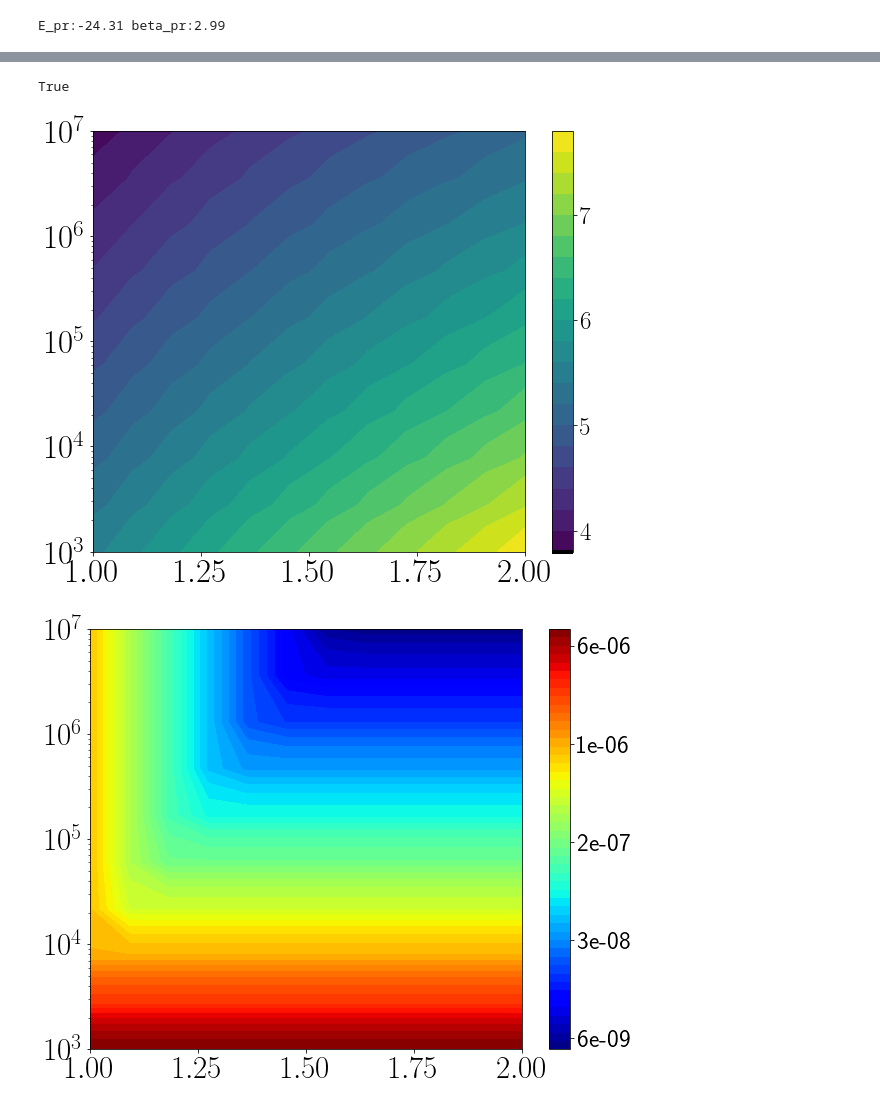
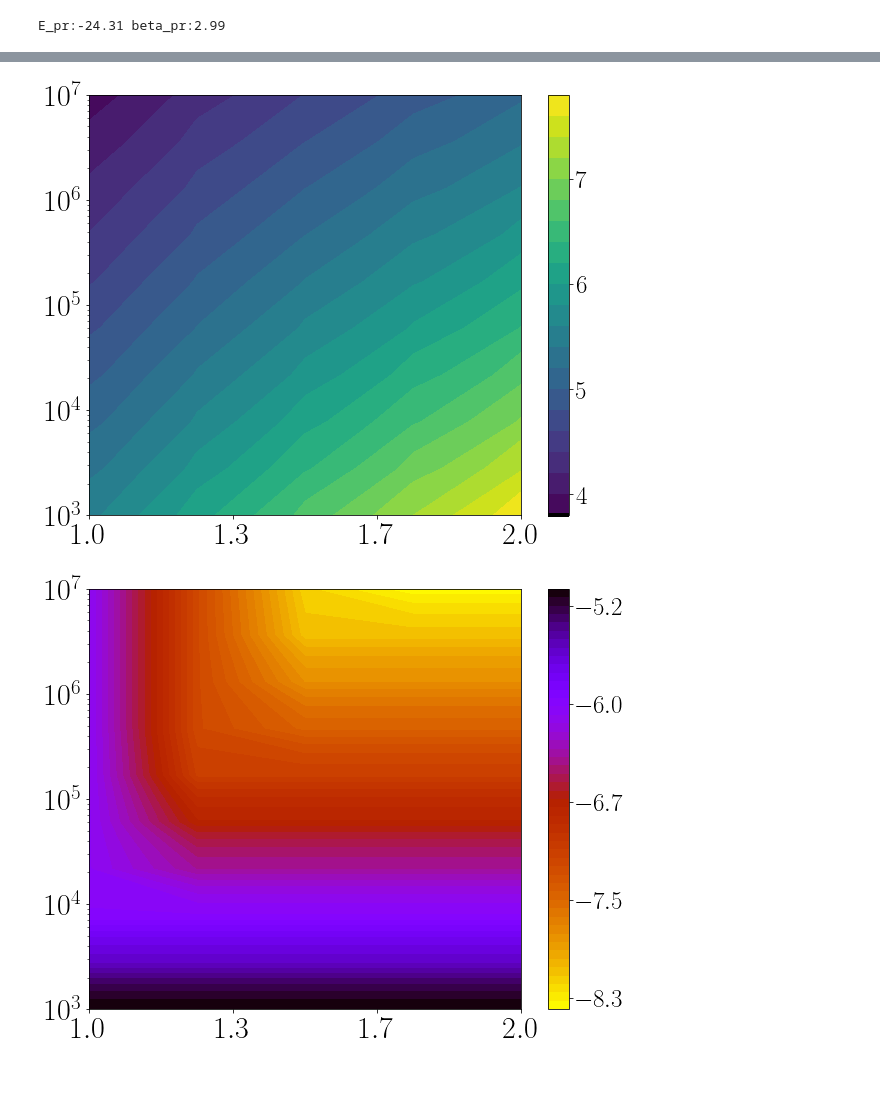
Before and after one commit to rmorantovar/Immune_System, a Jupyter notebook: Jupyter_Notebooks/7_Recognition.ipynb, the cells around one changed output, grey strips where cells are left out. Drawn from its saved outputs; the diff is of its cells as text; code cells hidden in the pictures; blank space fills up the shorter version.

```diff
--- a/Jupyter_Notebooks/7_Recognition.ipynb
+++ b/Jupyter_Notebooks/7_Recognition.ipynb
@@ -94,7 +94,7 @@ time_bins = time[::5]
 lambda_A = 6 #days^-1
 k_pr = .1 # hour^-1
 k_pr = k_pr*24 #days^-1
-qs = np.linspace(1, 2, 6)
+qs = np.linspace(1, 2, 5)
 lambda_B = 1*lambda_A
 k_on = 1e6*24*3600; #(M*days)^-1
 N_c = 1e4
@@ -116,7 +116,7 @@ PWM_data = M2[:,antigen_seq]
 for i in np.arange(L):
     PWM_data[:,i]-=np.min(PWM_data[:,i], axis=0)
 
-Es, dE, Q0, lambdas = calculate_Q0(0.01, 50, PWM_data, E_ms, L)
+Es, dE, Q0, lambdas = calculate_Q0(0.01, 50, 200000, PWM_data, E_ms, L)
 S = np.cumsum(lambdas[:-1]*dE)
 Omega = np.sum(np.exp(S)*dE)
 Ks = np.exp(Es[:-1])
@@ -164,17 +164,26 @@ for i_N_r, N_r in enumerate(N_rs):
         t_act_theory = time[m_bar>1][0]
 
         u_on_act, p_a, R_f, QR_act = calculate_QR(Q0, k_on, k_pr, np.exp(lambda_A*t_act_theory)/N_A, Es, q, lambda_A, N_c, dE)
-        D_KL_act = np.sum(dE*(QR_act/np.sum(QR_act*dE))*(np.log2((QR_act/np.sum(QR_act*dE)))-np.log2(Q0)))
+        dE_temp = dE[QR_act!=0]
+        Q0_temp = Q0[QR_act!=0]
+        Ks_temp = Ks[QR_act!=0]
+        QR_act = QR_act[QR_act!=0]
+
+        D_KL_act = np.sum(dE_temp*(QR_act/np.sum(QR_act*dE_temp))*(np.log2((QR_act/np.sum(QR_act*dE_temp)))-np.log2(Q0_temp)))
 
         times_act[i_N_r, i_q] = t_act_theory
         Ds_KL_f[i_N_r, i_q] = D_KL_f
         Ds_KL_act[i_N_r, i_q] = D_KL_act
         Es_act[i_N_r, i_q] = np.max([E_q, E_r])
+
         betas_act[i_N_r, i_q] = np.min([beta_r, beta_q])
 
+        #if(i_N_r==0):
         if(i_N_r==(len(N_rs)-1)):
             ax_f.plot(Ks, QR_f, label = '%.1f'%q)
-            ax_act.plot(Ks, QR_act, label = '%.1f'%q)
+            ax_act.plot(Ks_temp, QR_act, label = '%.1f'%q)
+
+ax_f.plot(Ks, Q0, linestyle = '--', color = 'gray')
 
 my_plot_layout(ax=ax_f, xscale = 'log')
 my_plot_layout(ax=ax_act, xscale = 'log')
@@ -182,6 +191,8 @@ ax_f.legend(title = r'$q$', title_fontsize = 30, fontsize = 25)
 ax_act.legend(title = r'$q$', title_fontsize = 30, fontsize = 25)
 fig_f.savefig('../Figures/7_Recognition/QR_f.pdf')
 fig_act.savefig('../Figures/7_Recognition/QR_act.pdf')
+
+ax_act.plot(Ks, Q0, linestyle = '--', color = 'gray')
 my_plot_layout(ax=ax_f, xscale = 'log', yscale = 'log')
 my_plot_layout(ax=ax_act, xscale = 'log', yscale = 'log')
 fig_f.savefig('../Figures/7_Recognition/QR_f_log.pdf')
@@ -194,7 +205,3 @@ Wall time: 43.5 s
-# %%
-i_N_r==len(N_rs)-1
-# %% [output]
-True
 # %%
 FIG, AX = plt.subplots(figsize=(10,8), gridspec_kw={'left':0.18, 'right':.93, 'bottom':.15})
 X, Y = np.meshgrid(qs, N_rs)
@@ -207,23 +214,27 @@ cbar.set_ticks(np.arange(4, Tf))
 #cbar.set_ticklabels(np.flip(np.linspace(0,1,5)))
 cbar.ax.tick_params(labelsize = 25)
 cbar.add_lines(cs2)
-my_plot_layout(ax=AX, yscale = 'log', ticks_labelsize = 33)
+my_plot_layout(ax=AX, yscale = 'log', ticks_labelsize = 30)
+AX.set_xticks(np.linspace(1, 2, 4))#
+AX.set_xticklabels([r'$%.1f$'%(i) for i in np.linspace(1, 2, 4)])
 FIG.savefig('../Figures/7_Recognition/activation_time.pdf')
 # %% [output]
-[figure, old version]
+[figure, new version]
 # %%
 FIG, AX = plt.subplots(figsize=(10,8), gridspec_kw={'left':0.18, 'right':.93, 'bottom':.15})
-cs = AX.contourf(X, Y, Es_act, levels = 50, cmap =plt.cm.jet)
+cs = AX.contourf(X, Y, Es_act, levels = 50, cmap =plt.cm.gnuplot_r)
 #s2 = AX.contour(cs, levels=Es_q, linestyles = ':', linewidths = 4)
 cbar = plt.colorbar(cs)
-#cbar.set_label('Activation Affinity, $K_{d}^{act}$', fontsize = 31)
+#cbar.set_label(r'Activation Affinity, $\log_{10}{K_{d}^{act}}$', fontsize = 31)
 cbar.set_ticks(np.linspace(-19, -12, 5))
-cbar.set_ticklabels(['%.0e'%i for i in np.exp(np.linspace(-19, -12, 5))])
+cbar.set_ticklabels([r'$%.1f$'%i for i in np.log10(np.exp(np.linspace(-19, -12, 5)))])
 cbar.ax.tick_params(labelsize = 25)
 #cbar.add_lines(cs2)
-my_plot_layout(ax=AX, yscale = 'log', ticks_labelsize = 31)
+my_plot_layout(ax=AX, yscale = 'log', ticks_labelsize = 30)
+AX.set_xticks(np.linspace(1, 2, 4))#
+AX.set_xticklabels([r'$%.1f$'%(i) for i in np.linspace(1, 2, 4)])#
 FIG.savefig('../Figures/7_Recognition/activation_energy.pdf')
 # %% [output]
-[figure, old version]
+[figure, new version]
 # %%
 FIG, AX = plt.subplots(figsize=(10,8), gridspec_kw={'left':0.18, 'right':.93, 'bottom':.15})
```
Also changed, not shown: parts of 5 cells of this notebook, 39 other files.
